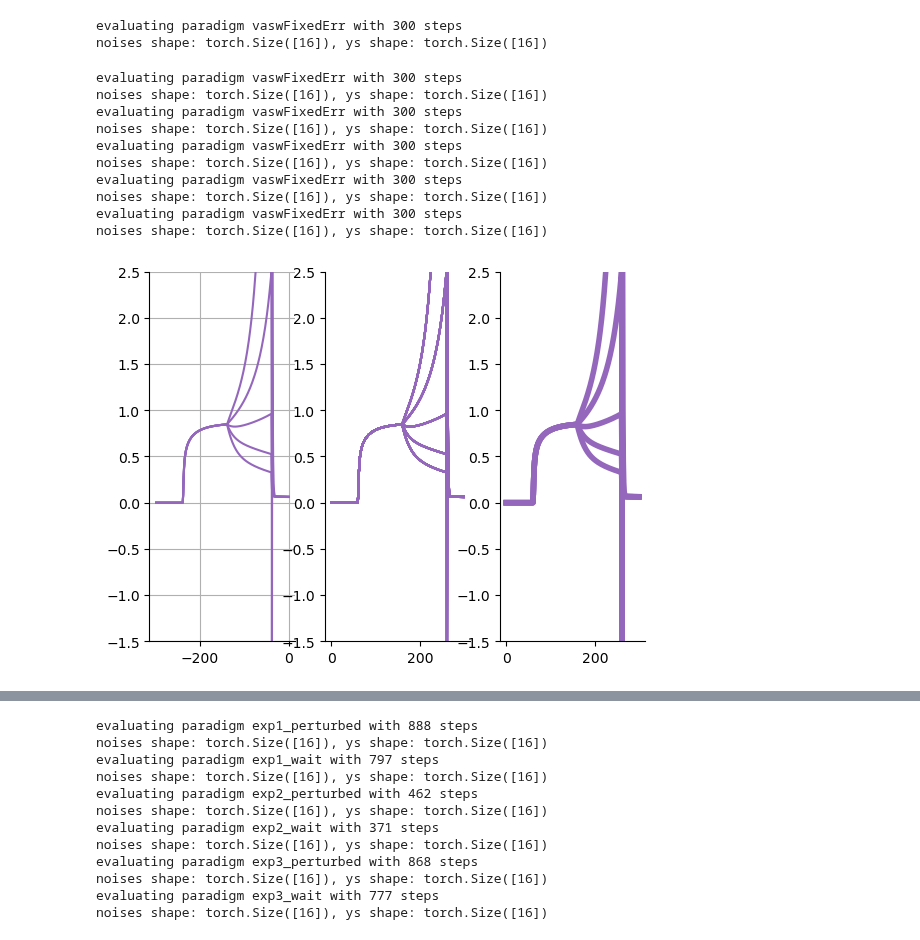
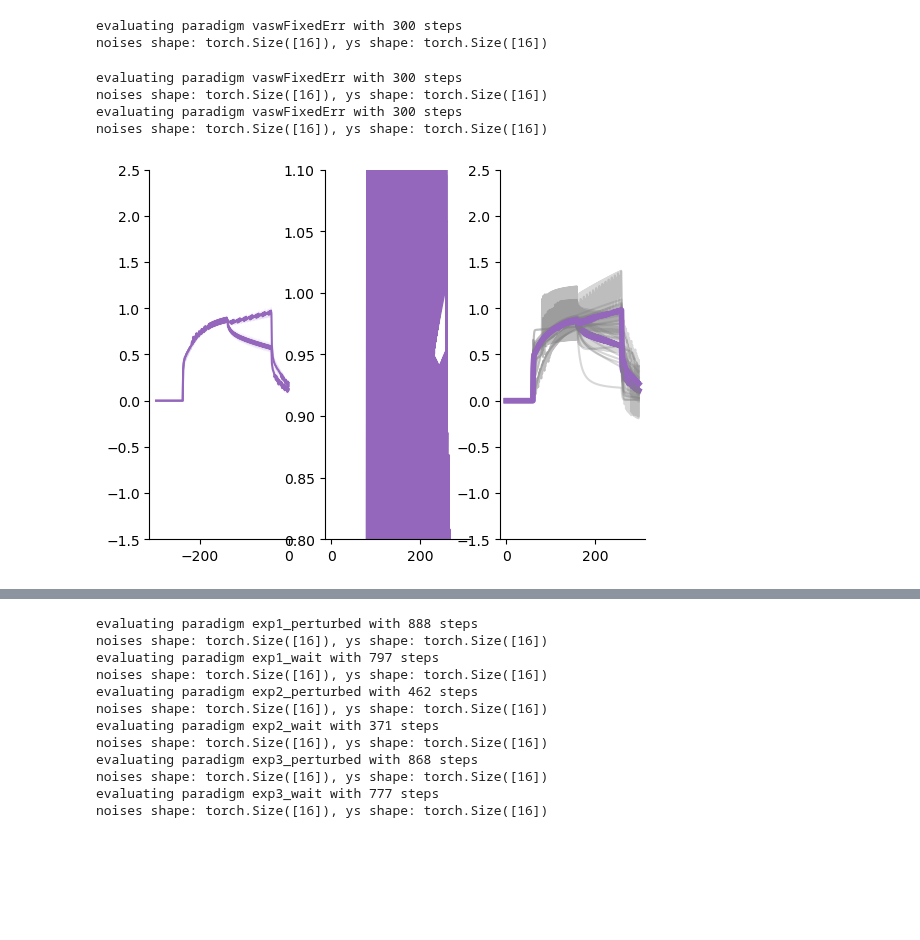
Before and after one commit to sashkarivkind/contextual_frogs, a Jupyter notebook: experimental/optim/part2_ff_fig_creator.ipynb, the cells around one changed output, grey strips where cells are left out. Saved outputs shown, nothing was run; the diff lists cells and outputs as text; code cells hidden in the pictures; blank space fills up the shorter version.

Commit message:
added fixed point locus decay  model

```diff
--- a/experimental/optim/part2_ff_fig_creator.ipynb
+++ b/experimental/optim/part2_ff_fig_creator.ipynb
@@ -100,7 +100,12 @@ skip_sigma_b_patch = False
 #Big REF1
 # result_path = '/homes/ar2342/one_more_dir/contextual_frogs/results_part2/state_space_2ratesBound/'; DO_LOADS=False; seeds = 128*2;  at_y_eq_inf = "skip_slow_timescale_plasticity" ;skip_sigma_b_patch = True
 
-result_path = '/homes/ar2342/one_more_dir/contextual_frogs/results_part2/DualRate_MEANWZeroORDERxlpfSftPlusWdepLRscaleOutClmpLRRecvov40m_inj0p4_with_Nseeds_1'; DO_LOADS=True; at_y_eq_inf = 'skip_slow_timescale_plasticity'; skip_sigma_b_patch = True
+# result_path = '/homes/ar2342/one_more_dir/contextual_frogs/results_part2/DualRate_MEANWZeroORDERxlpfSftPlusWdepLRscaleOutClmpLRRecvov40m_inj0p4_with_Nseeds_1'; DO_LOADS=True; at_y_eq_inf = 'skip_slow_timescale_plasticity'; skip_sigma_b_patch = True
+
+
+# our power law decay variant
+result_path = '/homes/ar2342/one_more_dir/contextual_frogs/results_part2/state_space_2ratesNLdecaysBound/';  seeds = 128*2; at_y_eq_inf = "skip_slow_timescale_plasticity" ; DO_LOADS=False
+#
 # %%
 rcConf = {
     'axes.spines.top': False,
@@ -987,34 +982,28 @@ foo, _ = eval_single_wrap(model_, playlist['vaswFixedErr'], args, paradigm_name=
 evaluating paradigm vaswFixedErr with 300 steps
 noises shape: torch.Size([16]), ys shape: torch.Size([16])
 # %%
-for fixed_e_deg in [0.5, 1, 1.5, 2, 2.5]:
+for fixed_e_deg in [0, 2.7]:
 
     model_.args.channel_trial_extra_error = fixed_e_deg/30.
     foo, _ = eval_single_wrap(model_, playlist['vaswFixedErr'], args, paradigm_name='vaswFixedErr', record_internals=False)
 
     # foo = foo[:,8:]
     # plt.figure(figsize=(12,4))
     plt.subplot(1,3,1)
     myplot(foo, 'tab:purple')
     plt.ylim(-1.5, 2.5)
     plt.grid()
     plt.subplot(1,3,2)
     plt.plot(foo, 'tab:purple')
-    plt.ylim(-1.5, 2.5)
+    plt.ylim(0.8, 1.1)
     plt.subplot(1,3,3)
     plt.plot(foo, 'tab:gray', alpha=0.3)
     plt.plot(np.nanmedian(foo, axis=1), 'tab:purple', linewidth=4)
 
     plt.ylim(-1.5, 2.5)
 # %% [output]
 evaluating paradigm vaswFixedErr with 300 steps
 noises shape: torch.Size([16]), ys shape: torch.Size([16])
 evaluating paradigm vaswFixedErr with 300 steps
 noises shape: torch.Size([16]), ys shape: torch.Size([16])
-evaluating paradigm vaswFixedErr with 300 steps
-noises shape: torch.Size([16]), ys shape: torch.Size([16])
-evaluating paradigm vaswFixedErr with 300 steps
-noises shape: torch.Size([16]), ys shape: torch.Size([16])
-evaluating paradigm vaswFixedErr with 300 steps
-noises shape: torch.Size([16]), ys shape: torch.Size([16])
-[figure, old version]
+[figure, new version]
```
Also changed, not shown: parts of 31 cells of this notebook, 7 other files.
